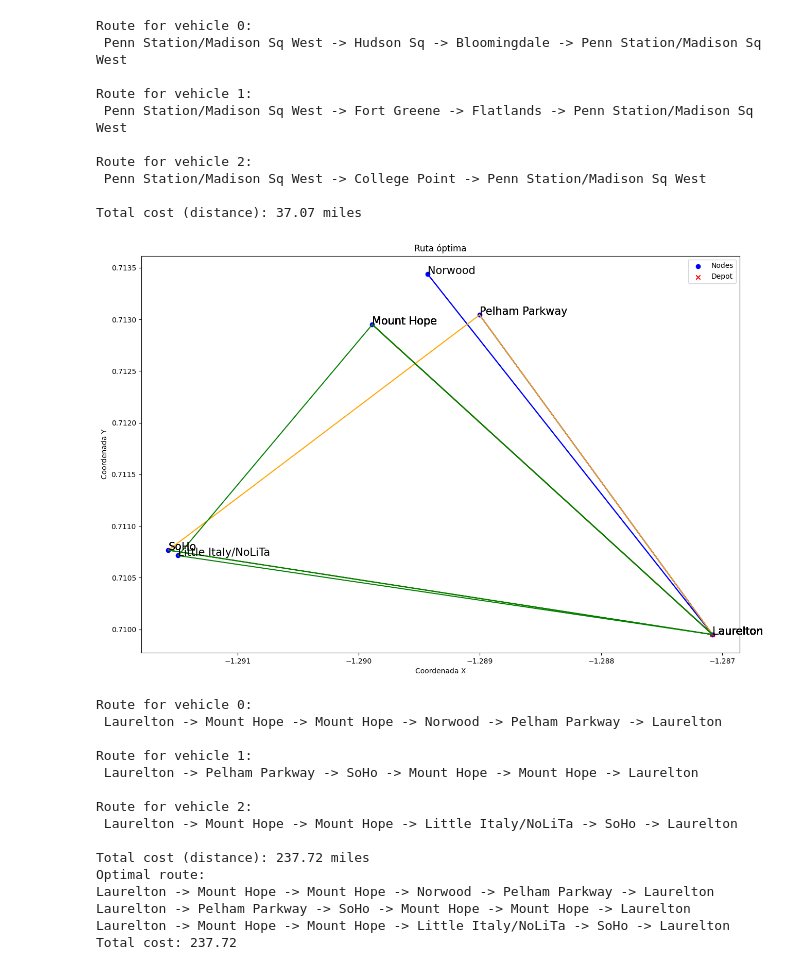
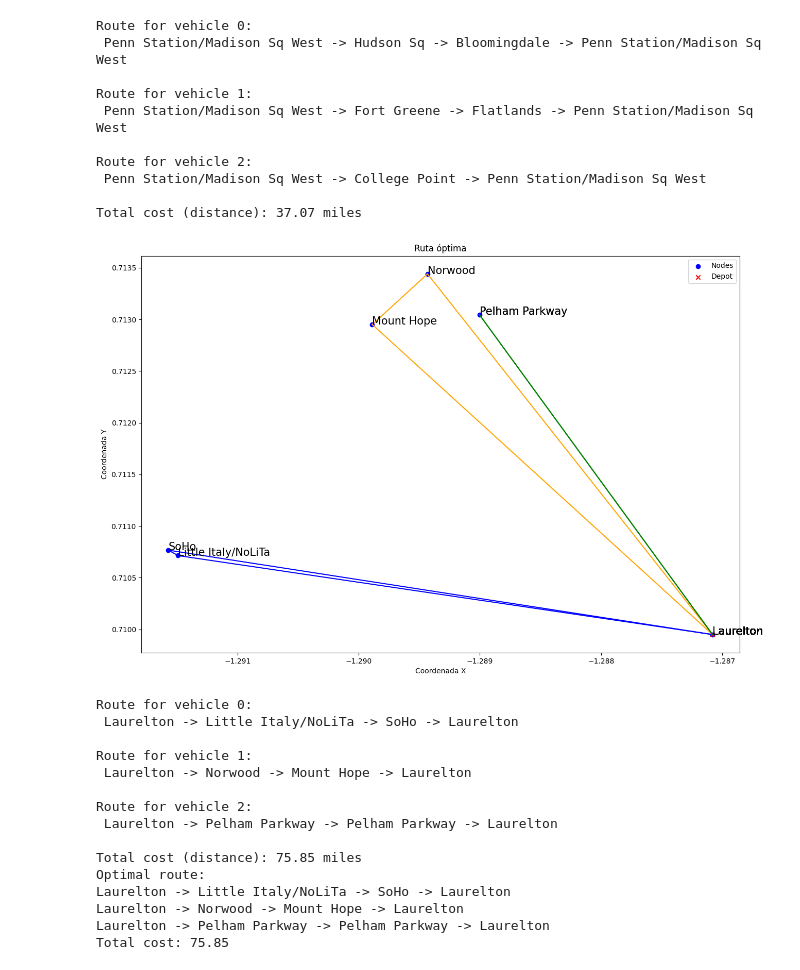
Before and after one commit to paula-martinezmoreno/Route-Selection-with-Probabilistic-Optimization-through-Geospatial-Deep-Learning, a Jupyter notebook: Optimization with GA.ipynb, the cells around one changed output. Drawn from its saved outputs; the diff is of its cells as text; code cells hidden in the pictures.

```diff
--- a/Optimization with GA.ipynb
+++ b/Optimization with GA.ipynb
@@ -384,36 +384,36 @@ Total cost (distance): 37.07 miles
 # %%
 # Define the zones to use and their demands
 zones = ['Laurelton', 'Little Italy/NoLiTa', 'Mount Hope', 'Norwood','Pelham Parkway', 'SoHo']
-demands = {'Laurelton': 0, 'Little Italy/NoLiTa': 1,'Mount Hope': 2, 'Norwood': 3, 'Pelham Parkway':1, 'SoHo':2}
+demands = {'Laurelton': 0, 'Little Italy/NoLiTa': 2,'Mount Hope': 2, 'Norwood': 3, 'Pelham Parkway':1, 'SoHo':2}
 
 # Assign demands to the data
 merged_data['demand'] = merged_data['zone'].map(demands).fillna(0)
 
 # Define vehicle capacities
-vehicle_capacities = [4, 4,3]
+vehicle_capacities = [4, 3,4]
 
 # Apply the genetic algorithm
-route_labels, total_cost = genetic_algorithm_vrp(merged_data, zones, vehicle_capacities, popsize=20,iterations=5, threshold_distance=50)
+route_labels, total_cost = genetic_algorithm_vrp(merged_data, zones, vehicle_capacities, popsize=250,iterations=50, threshold_distance=50)
 
 # Print the solution
 print('Optimal route:')
 for vehicle_route in route_labels:
     print(' -> '.join(vehicle_route))
 print(f'Total cost: {total_cost:.2f}')
 # %% [output]
-[figure, old version]
+[figure, new version]
 Route for vehicle 0:
- Laurelton -> Mount Hope -> Mount Hope -> Norwood -> Pelham Parkway -> Laurelton
+ Laurelton -> Little Italy/NoLiTa -> SoHo -> Laurelton
 
 Route for vehicle 1:
- Laurelton -> Pelham Parkway -> SoHo -> Mount Hope -> Mount Hope -> Laurelton
+ Laurelton -> Norwood -> Mount Hope -> Laurelton
 
 Route for vehicle 2:
- Laurelton -> Mount Hope -> Mount Hope -> Little Italy/NoLiTa -> SoHo -> Laurelton
+ Laurelton -> Pelham Parkway -> Pelham Parkway -> Laurelton
 
-Total cost (distance): 237.72 miles
+Total cost (distance): 75.85 miles
 Optimal route:
-Laurelton -> Mount Hope -> Mount Hope -> Norwood -> Pelham Parkway -> Laurelton
-Laurelton -> Pelham Parkway -> SoHo -> Mount Hope -> Mount Hope -> Laurelton
-Laurelton -> Mount Hope -> Mount Hope -> Little Italy/NoLiTa -> SoHo -> Laurelton
-Total cost: 237.72
+Laurelton -> Little Italy/NoLiTa -> SoHo -> Laurelton
+Laurelton -> Norwood -> Mount Hope -> Laurelton
+Laurelton -> Pelham Parkway -> Pelham Parkway -> Laurelton
+Total cost: 75.85
```
